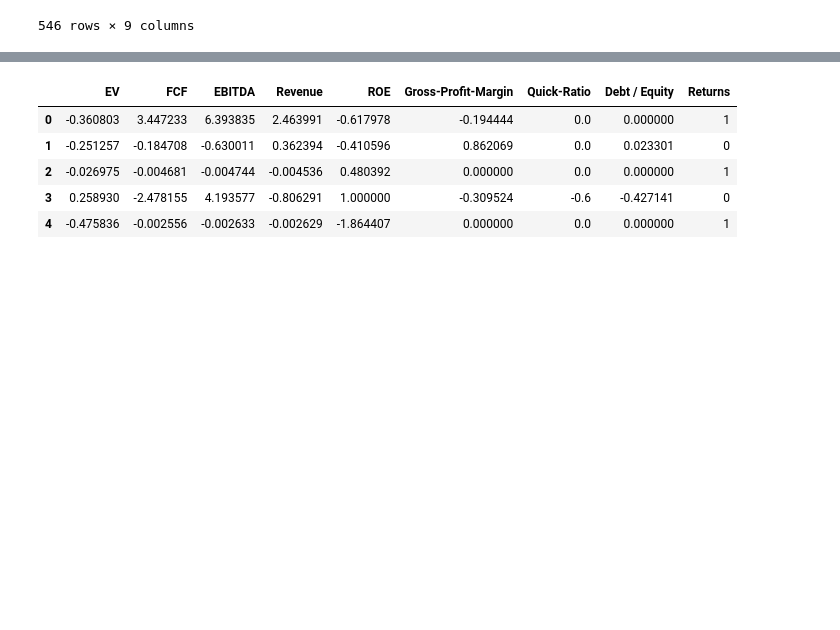
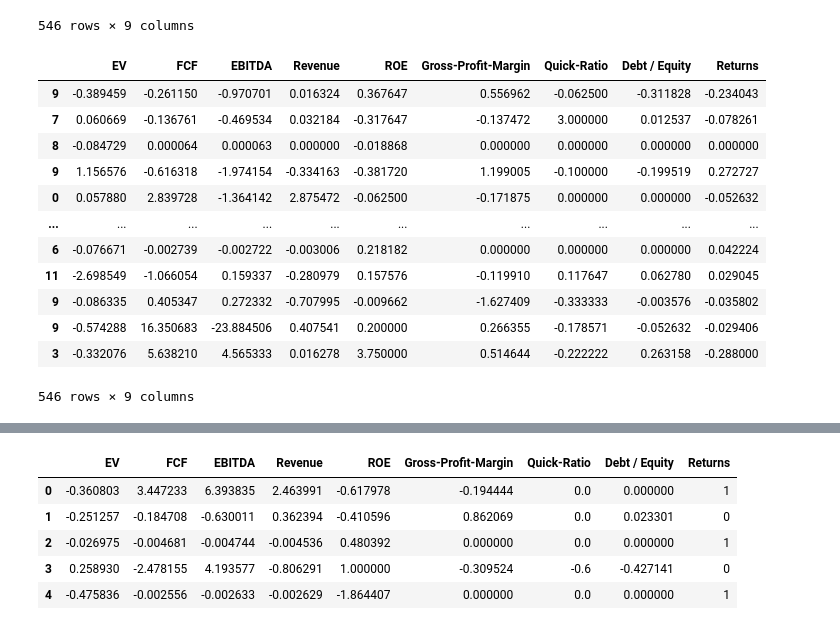
Before and after one commit to jjiaoyuwang/WQU-capstone, a Jupyter notebook: jupyter-notebooks/ML_proto.ipynb, the cells around one changed output, grey strips where cells are left out. Saved outputs shown, nothing was run; the diff lists cells and outputs as text; code cells hidden in the pictures; blank space fills up the shorter version.

Commit message:
implemented shuffling of dataset. needed prior to ML otherwisse test_train_split is going to be biased

```diff
--- a/jupyter-notebooks/ML_proto.ipynb
+++ b/jupyter-notebooks/ML_proto.ipynb
@@ -113,4 +113,21 @@ def gen_train_test(dataframe,regression=True):
     return X_train, X_test, y_train, y_test
 # %%
 test_classification = convert_regression_to_classification(test)
+# %%
+from sklearn.utils import shuffle
+shuffle(test,random_state=0)
+# %% [output]
+|  | EV | FCF | EBITDA | Revenue | ROE | Gross-Profit-Margin | Quick-Ratio | Debt / Equity | Returns |
+| 9 | -0.389459 | -0.261150 | -0.970701 | 0.016324 | 0.367647 | 0.556962 | -0.062500 | -0.311828 | -0.234043 |
+| 7 | 0.060669 | -0.136761 | -0.469534 | 0.032184 | -0.317647 | -0.137472 | 3.000000 | 0.012537 | -0.078261 |
+| 8 | -0.084729 | 0.000064 | 0.000063 | 0.000000 | -0.018868 | 0.000000 | 0.000000 | 0.000000 | 0.000000 |
+| 9 | 1.156576 | -0.616318 | -1.974154 | -0.334163 | -0.381720 | 1.199005 | -0.100000 | -0.199519 | 0.272727 |
+| 0 | 0.057880 | 2.839728 | -1.364142 | 2.875472 | -0.062500 | -0.171875 | 0.000000 | 0.000000 | -0.052632 |
+| ... | ... | ... | ... | ... | ... | ... | ... | ... | ... |
+| 6 | -0.076671 | -0.002739 | -0.002722 | -0.003006 | 0.218182 | 0.000000 | 0.000000 | 0.000000 | 0.042224 |
+| 11 | -2.698549 | -1.066054 | 0.159337 | -0.280979 | 0.157576 | -0.119910 | 0.117647 | 0.062780 | 0.029045 |
+| 9 | -0.086335 | 0.405347 | 0.272332 | -0.707995 | -0.009662 | -1.627409 | -0.333333 | -0.003576 | -0.035802 |
+| 9 | -0.574288 | 16.350683 | -23.884506 | 0.407541 | 0.200000 | 0.266355 | -0.178571 | -0.052632 | -0.029406 |
+| 3 | -0.332076 | 5.638210 | 4.565333 | 0.016278 | 3.750000 | 0.514644 | -0.222222 | 0.263158 | -0.288000 |
+546 rows × 9 columns
 # %%
```
Also changed, not shown: parts of 2 cells of this notebook, 1 other file.
